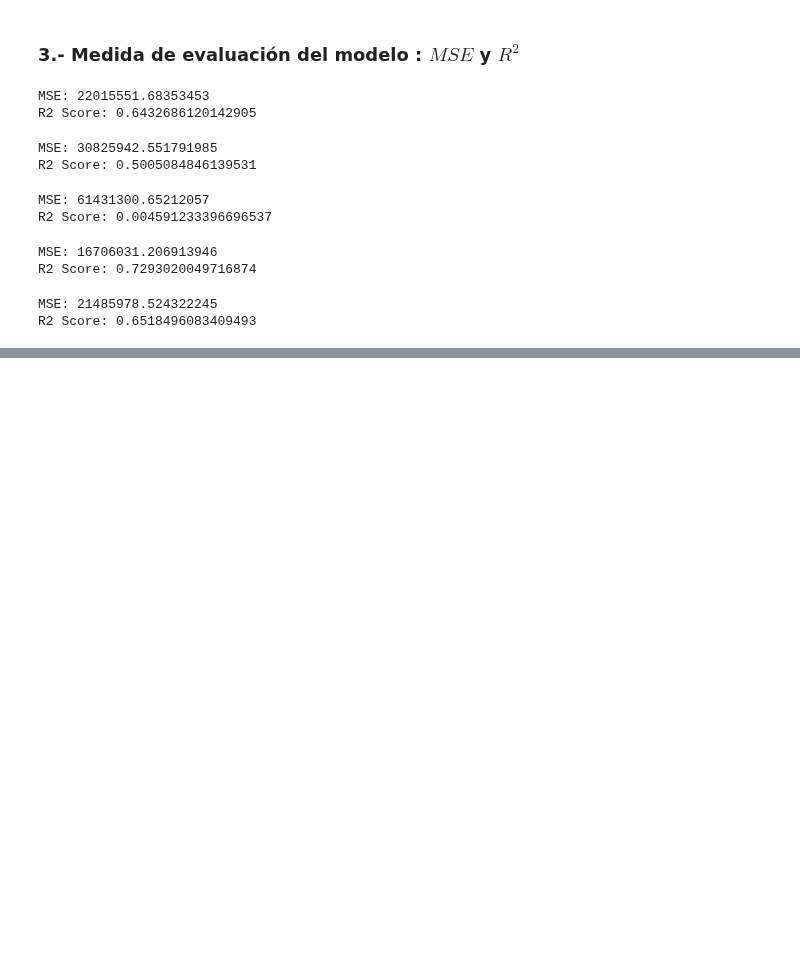
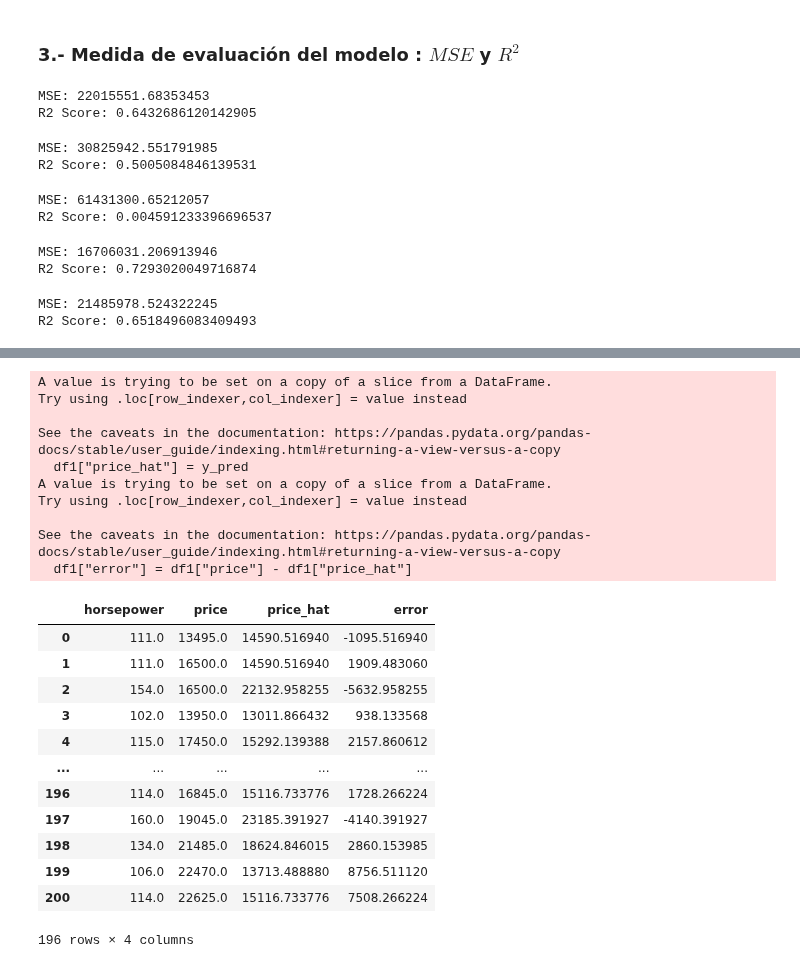
Before and after one commit to jgomezz/cpe_ciencia_datos_python, a Jupyter notebook: mod3_analitica_datos_python/semana_03_desarrollo_modelo.ipynb, the cells around one changed output, grey strips where cells are left out. Saved outputs shown, nothing was run; the diff lists cells and outputs as text; code cells hidden in the pictures; blank space fills up the shorter version.

```diff
--- a/mod3_analitica_datos_python/semana_03_desarrollo_modelo.ipynb
+++ b/mod3_analitica_datos_python/semana_03_desarrollo_modelo.ipynb
@@ -451,0 +454,3 @@ R2 Score: 0.6518496083409493
+# %%
+df1 = df[['horsepower','price']]
+df1.head()
@@ -451,0 +466,3 @@ R2 Score: 0.6518496083409493
+# %%
+results = smf.ols('price ~  horsepower', data=df1).fit()
+print(results.summary())
@@ -451,0 +487,31 @@ R2 Score: 0.6518496083409493
+# %%
+x = df1['horsepower']
+#
+y_pred = results.predict(x)
+df1["price_hat"] = y_pred
+df1["error"] = df1["price"] - df1["price_hat"]
+df1
+# %% [output]
+A value is trying to be set on a copy of a slice from a DataFrame.
+Try using .loc[row_indexer,col_indexer] = value instead
+
+See the caveats in the documentation: https://pandas.pydata.org/pandas-docs/stable/user_guide/indexing.html#returning-a-view-versus-a-copy
+  df1["price_hat"] = y_pred
+A value is trying to be set on a copy of a slice from a DataFrame.
+Try using .loc[row_indexer,col_indexer] = value instead
+
+See the caveats in the documentation: https://pandas.pydata.org/pandas-docs/stable/user_guide/indexing.html#returning-a-view-versus-a-copy
+  df1["error"] = df1["price"] - df1["price_hat"]
+|  | horsepower | price | price_hat | error |
+| 0 | 111.0 | 13495.0 | 14590.516940 | -1095.516940 |
+| 1 | 111.0 | 16500.0 | 14590.516940 | 1909.483060 |
+| 2 | 154.0 | 16500.0 | 22132.958255 | -5632.958255 |
+| 3 | 102.0 | 13950.0 | 13011.866432 | 938.133568 |
+| 4 | 115.0 | 17450.0 | 15292.139388 | 2157.860612 |
+| ... | ... | ... | ... | ... |
+| 196 | 114.0 | 16845.0 | 15116.733776 | 1728.266224 |
+| 197 | 160.0 | 19045.0 | 23185.391927 | -4140.391927 |
+| 198 | 134.0 | 21485.0 | 18624.846015 | 2860.153985 |
+| 199 | 106.0 | 22470.0 | 13713.488880 | 8756.511120 |
+| 200 | 114.0 | 22625.0 | 15116.733776 | 7508.266224 |
+196 rows × 4 columns
```
Also changed, not shown: parts of 4 cells of this notebook.
